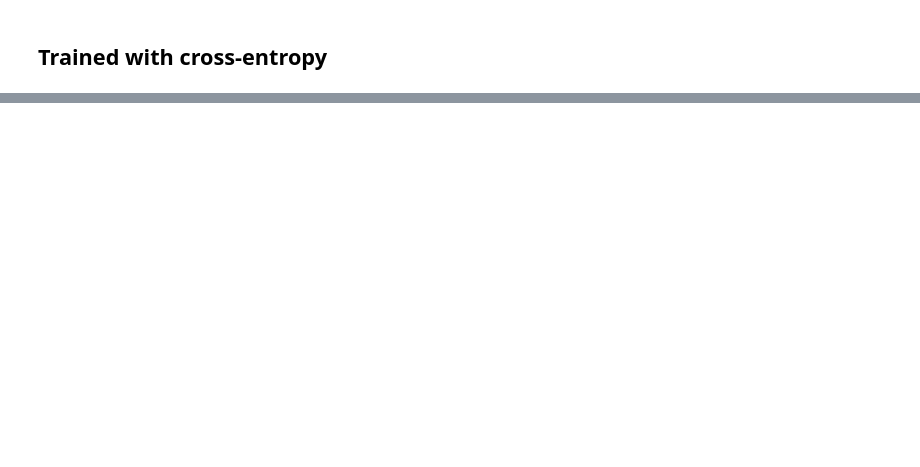
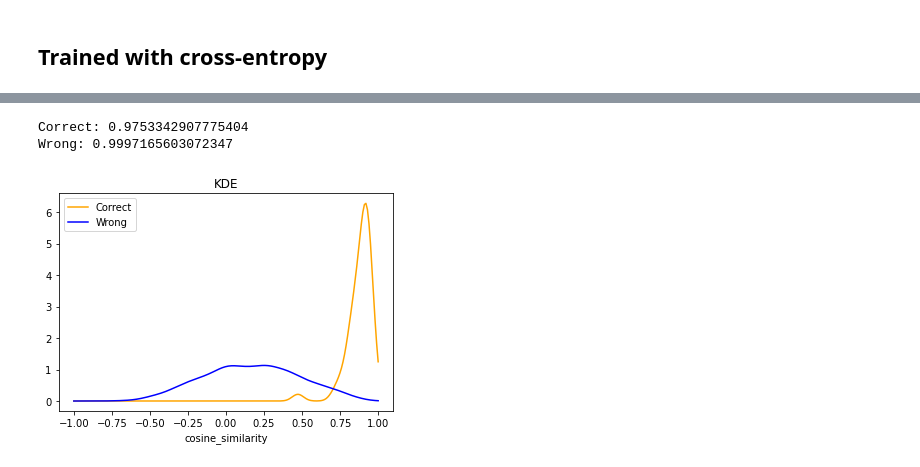
Before and after one commit to helia95/SpeakerRecognition_tutorial, a Jupyter notebook: notebooks/verification_notebook_v2.ipynb, the cells around one changed output, grey strips where cells are left out. Saved outputs shown, nothing was run; the diff lists cells and outputs as text; code cells hidden in the pictures; blank space fills up the shorter version.

```diff
--- a/notebooks/verification_notebook_v2.ipynb
+++ b/notebooks/verification_notebook_v2.ipynb
@@ -148,0 +160,3 @@ plot_cmap(df_2, 10)
+# %%
+wrong = df.mask(np.equal(*np.indices(df.shape))).to_numpy().flatten()
+correct = pd.Series(np.diag(df))
@@ -148,0 +188,31 @@ plot_cmap(df_2, 10)
+# %%
+wrong_ = wrong[~np.isnan(wrong)]
+
+kde_c = stats.gaussian_kde(correct)
+kde_w = stats.gaussian_kde(wrong_)
+
+# Check the sum over [-1, +1]
+print(f'Correct: {kde_c.integrate_box_1d(-1,1)}')
+print(f'Wrong: {kde_w.integrate_box_1d(-1,1)}')
+
+# Evaluate the distributions in the interval [-1, +1]
+x = np.linspace(-1,1,num=200)
+y_c = kde_c(x)
+y_w = kde_w(x)
+
+
+
+######################################################
+## Plot 1
+# Plot the two distibutions as they are
+
+plt.plot(x, y_c, color='orange', label='Correct')
+plt.plot(x, y_w, color='blue', label='Wrong')
+plt.legend()
+plt.title('KDE')
+plt.xlabel('cosine_similarity')
+plt.show()
+# %% [output]
+Correct: 0.9753342907775404
+Wrong: 0.9997165603072347
+[figure, added]
```
Also changed, not shown: parts of 19 cells of this notebook, 12 other files.
